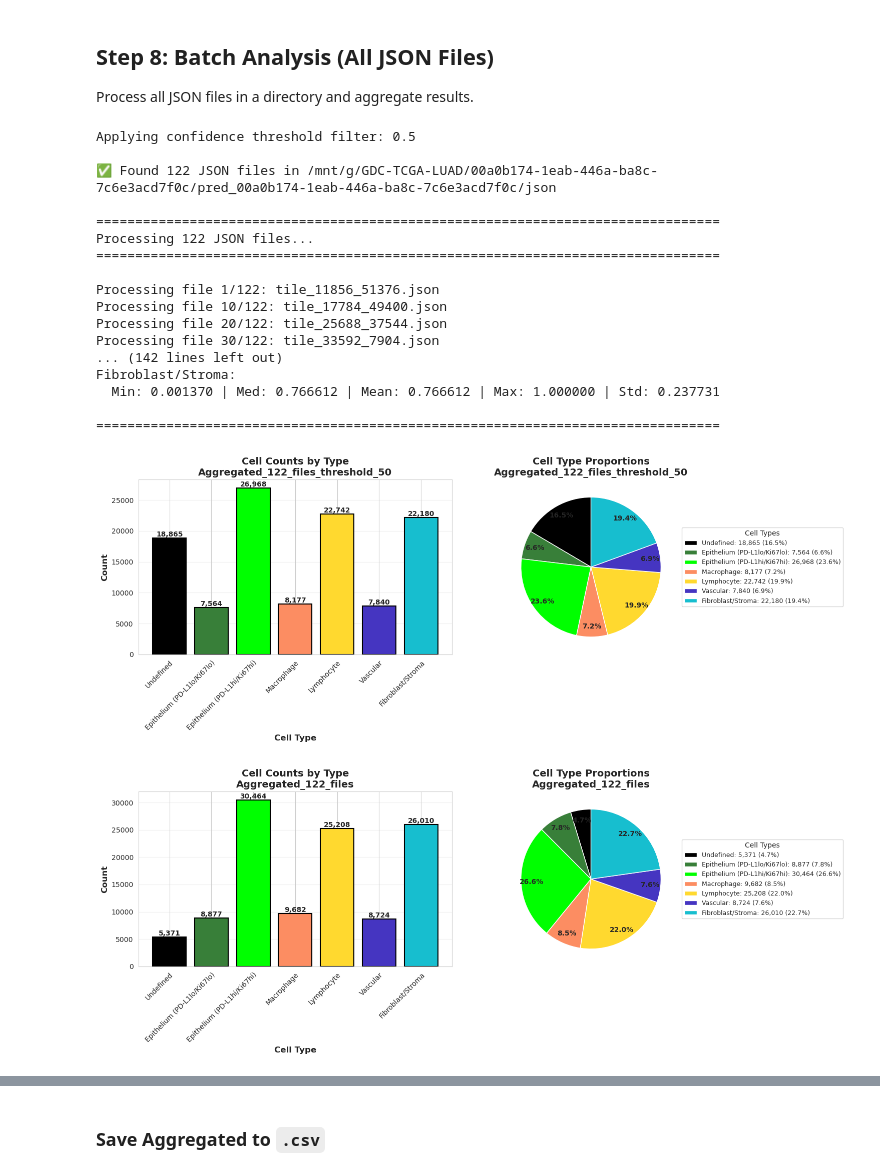
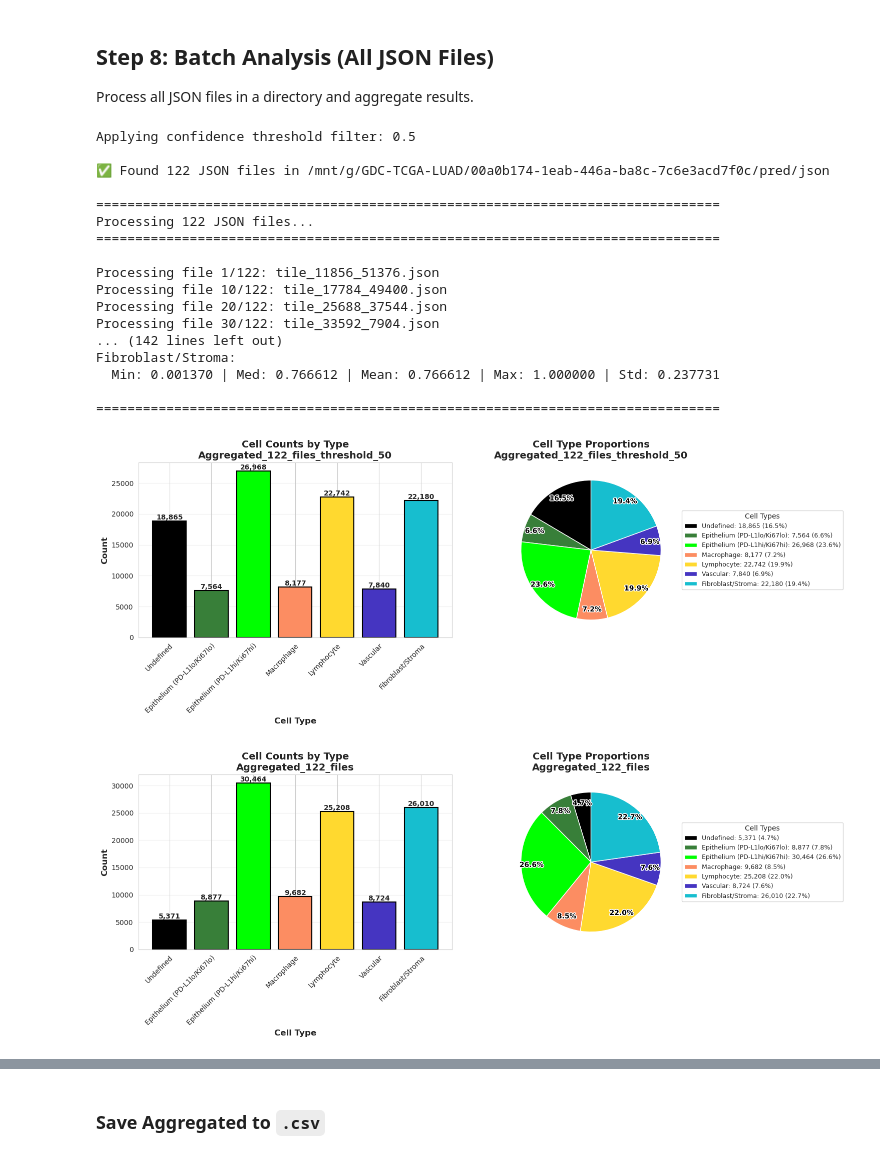
Before and after one commit to OceanBear/image_analysis_scripts, a Jupyter notebook: quantitative_analysis/cell_type_distribution.ipynb, the cells around one changed output, grey strips where cells are left out. Cells and saved outputs as stored; diff of their text form; code cells hidden in the pictures.

```diff
--- a/quantitative_analysis/cell_type_distribution.ipynb
+++ b/quantitative_analysis/cell_type_distribution.ipynb
@@ -271,9 +271,15 @@ def plot_cell_type_distribution(results):
         colors=colors,
         autopct=autopct_format,
         startangle=90,
-        textprops={'fontsize': 10, 'weight': 'bold'},
+        textprops={'fontsize': 10, 'weight': 'bold', 'color': 'black'},
         pctdistance=0.85
     )
+
+    # Style pie labels: black text with bright outline for readability
+    import matplotlib.patheffects as patheffects
+    for t in autotexts:
+        t.set_color('black')
+        t.set_path_effects([patheffects.withStroke(linewidth=2.5, foreground='white')])
 
     # Create legend with labels and percentages
     legend_labels = [f'{name}: {count:,} ({count/sum(counts)*100:.1f}%)'
@@ -338,7 +344,7 @@ print("✅ Visualization functions defined")
 ✅ Visualization functions defined
 # %%
 # ⚠️ UPDATE THIS PATH TO YOUR JSON FILE
-json_file_path = "/mnt/g/GDC-TCGA-LUAD/00a0b174-1eab-446a-ba8c-7c6e3acd7f0c/pred_00a0b174-1eab-446a-ba8c-7c6e3acd7f0c/json/tile_39520_7904.json"  # Change this to your file path
+json_file_path = "/mnt/g/GDC-TCGA-LUAD/00a0b174-1eab-446a-ba8c-7c6e3acd7f0c/pred/json/tile_39520_7904.json"  # Change this to your file path
 
 # Check if file exists
 if not Path(json_file_path).exists():
@@ -887,7 +893,7 @@ def aggregate_results(results_list, is_filtered=False):
     return aggregated
 # %%
 # ⚠️ UPDATE THIS PATH TO YOUR JSON DIRECTORY
-json_directory = "/mnt/g/GDC-TCGA-LUAD/00a0b174-1eab-446a-ba8c-7c6e3acd7f0c/pred_00a0b174-1eab-446a-ba8c-7c6e3acd7f0c/json"
+json_directory = "/mnt/g/GDC-TCGA-LUAD/00a0b174-1eab-446a-ba8c-7c6e3acd7f0c/pred/json"
 
 # ⚠️ Set your threshold here (default: 0.5)
 BATCH_THRESHOLD = 0.5
@@ -902,36 +908,36 @@ filtered_results = analyze_multiple_json_files(json_directory, apply_filter=True
 aggregated_filtered = aggregate_results(filtered_results, is_filtered=True)
 
 print("\n📊 Generating comparison visualizations...\n")
 
 display_results(aggregated_filtered)
 display_results(aggregated_unfiltered)
 # Display filtered results
 plot_cell_type_distribution(aggregated_filtered)
 plot_cell_type_distribution(aggregated_unfiltered)
 
 # Create comparison visualizations
 plot_type_probability_distribution(aggregated_filtered)
 plot_type_probability_distribution(aggregated_unfiltered)
 # %% [output]
 Applying confidence threshold filter: 0.5
 
-✅ Found 122 JSON files in /mnt/g/GDC-TCGA-LUAD/00a0b174-1eab-446a-ba8c-7c6e3acd7f0c/pred_00a0b174-1eab-446a-ba8c-7c6e3acd7f0c/json
+✅ Found 122 JSON files in /mnt/g/GDC-TCGA-LUAD/00a0b174-1eab-446a-ba8c-7c6e3acd7f0c/pred/json
 
 ================================================================================
 Processing 122 JSON files...
 ================================================================================
 
 Processing file 1/122: tile_11856_51376.json
 Processing file 10/122: tile_17784_49400.json
 Processing file 20/122: tile_25688_37544.json
 Processing file 30/122: tile_33592_7904.json
 ... (142 lines left out)
 Fibroblast/Stroma:
   Min: 0.001370 | Med: 0.766612 | Mean: 0.766612 | Max: 1.000000 | Std: 0.237731
 
 ================================================================================
-[figure, old version]
+[figure, new version]
-[figure, old version]
+[figure, new version]
 [figure]
 [figure]
 # %% [markdown]
```
Also changed, not shown: parts of 2 cells of this notebook.
